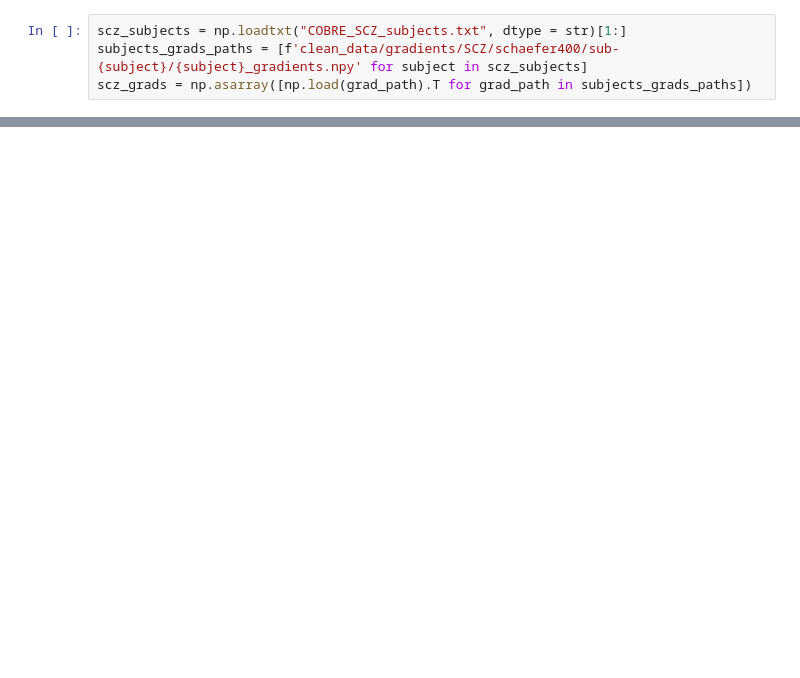
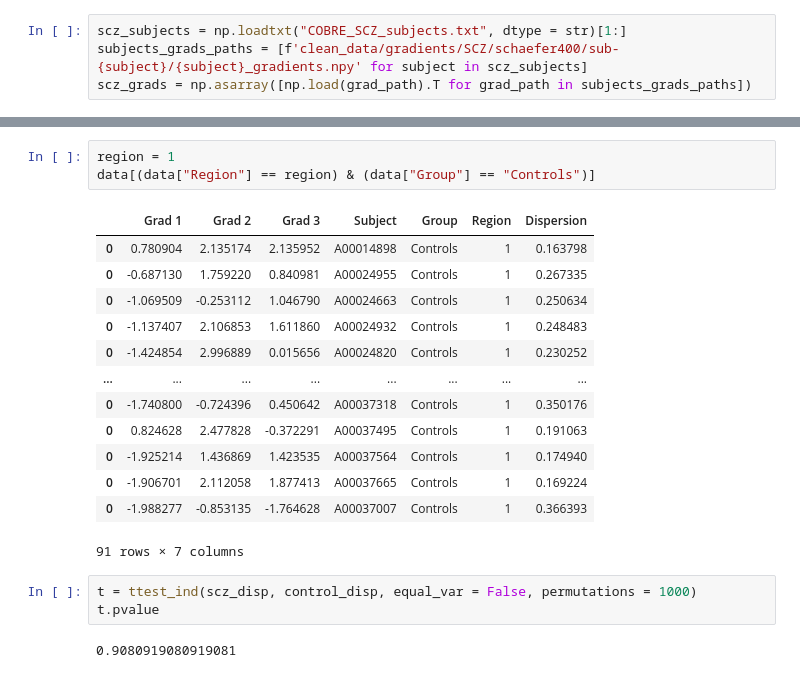
Before and after one commit to victoris93/feature-selection-scz, a Jupyter notebook: COBRE/cobre_analyses.ipynb, the cells around one changed output, grey strips where cells are left out. Saved outputs shown, nothing was run; the diff lists cells and outputs as text; blank space fills up the shorter version.

```diff
--- a/COBRE/cobre_analyses.ipynb
+++ b/COBRE/cobre_analyses.ipynb
@@ -253,0 +299,22 @@ Iteration 999: 0.000000
+# %%
+region = 1
+data[(data["Region"] == region) & (data["Group"] == "Controls")]
+# %% [output]
+|  | Grad 1 | Grad 2 | Grad 3 | Subject | Group | Region | Dispersion |
+| 0 | 0.780904 | 2.135174 | 2.135952 | A00014898 | Controls | 1 | 0.163798 |
+| 0 | -0.687130 | 1.759220 | 0.840981 | A00024955 | Controls | 1 | 0.267335 |
+| 0 | -1.069509 | -0.253112 | 1.046790 | A00024663 | Controls | 1 | 0.250634 |
+| 0 | -1.137407 | 2.106853 | 1.611860 | A00024932 | Controls | 1 | 0.248483 |
+| 0 | -1.424854 | 2.996889 | 0.015656 | A00024820 | Controls | 1 | 0.230252 |
+| ... | ... | ... | ... | ... | ... | ... | ... |
+| 0 | -1.740800 | -0.724396 | 0.450642 | A00037318 | Controls | 1 | 0.350176 |
+| 0 | 0.824628 | 2.477828 | -0.372291 | A00037495 | Controls | 1 | 0.191063 |
+| 0 | -1.925214 | 1.436869 | 1.423535 | A00037564 | Controls | 1 | 0.174940 |
+| 0 | -1.906701 | 2.112058 | 1.877413 | A00037665 | Controls | 1 | 0.169224 |
+| 0 | -1.988277 | -0.853135 | -1.764628 | A00037007 | Controls | 1 | 0.366393 |
+91 rows × 7 columns
+# %%
+t = ttest_ind(scz_disp, control_disp, equal_var = False, permutations = 1000)
+t.pvalue
+# %% [output]
+0.9080919080919081
```
Also changed, not shown: parts of 28 cells of this notebook.
